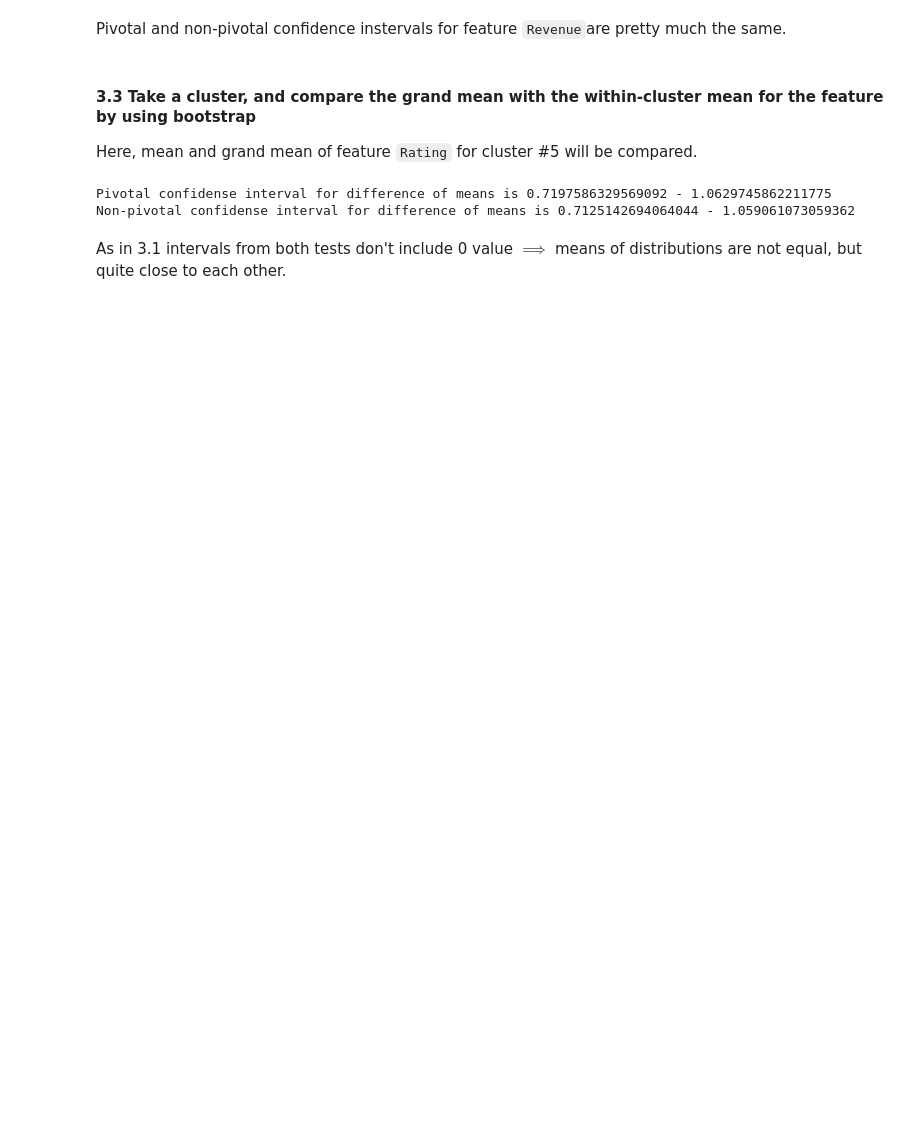
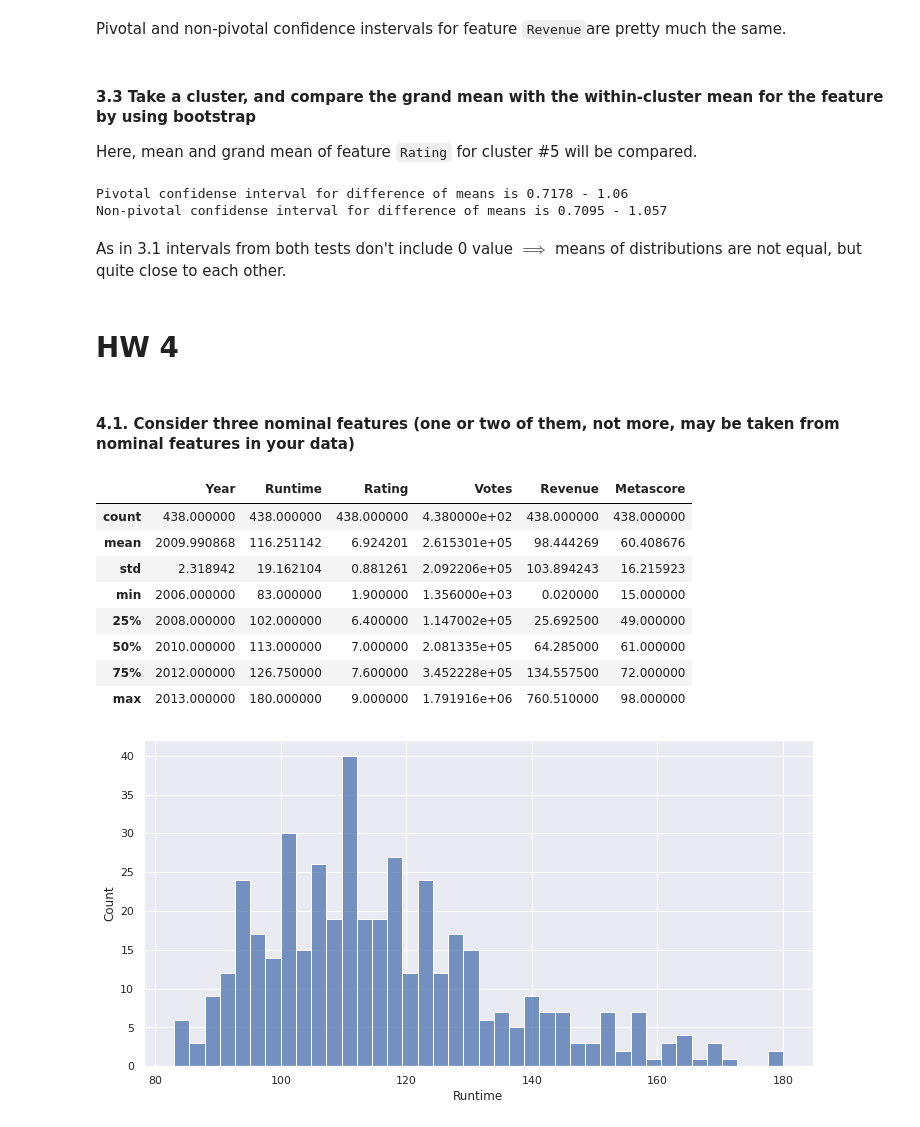
Before and after one commit to constantine7cd/mmda_imdb, a Jupyter notebook: hw.ipynb, the cells around one changed output. Drawn from its saved outputs; the diff is of its cells as text; code cells hidden in the pictures; blank space fills up the shorter version.

```diff
--- a/hw.ipynb
+++ b/hw.ipynb
@@ -281,10 +279,31 @@ difference = rating_cluster_stats['mean_trials'] - rating_global_stats['mean_tri
 piv_conf_int = pivotal_conf_interval(difference)
 non_piv_conf_int = non_pivotal_conf_interval(difference)
 
-print("Pivotal confidense interval for difference of means is {} - {}".format(*piv_conf_int))
-print("Non-pivotal confidense interval for difference of means is {} - {}".format(*non_piv_conf_int))
+print("Pivotal confidense interval for difference of means is {:.4} - {:.4}".format(*piv_conf_int))
+print("Non-pivotal confidense interval for difference of means is {:.4} - {:.4}".format(*non_piv_conf_int))
 # %% [output]
-Pivotal confidense interval for difference of means is 0.7197586329569092 - 1.0629745862211775
-Non-pivotal confidense interval for difference of means is 0.7125142694064044 - 1.059061073059362
+Pivotal confidense interval for difference of means is 0.7178 - 1.06
+Non-pivotal confidense interval for difference of means is 0.7095 - 1.057
 # %% [markdown]
 As in 3.1 intervals from both tests don't include 0 value $\implies$ means of distributions are not equal, but quite close to each other.
+# %% [markdown]
+# HW 4
+# %% [markdown]
+#### 4.1. Consider three nominal features (one or two of them, not more, may be taken from nominal features in your data)
+# %%
+
+# 'Runtime', 'Rating', 'Votes', 'Revenue', 'Metascore'
+
+sns.histplot(imdb_data['Runtime'], bins=40)
+imdb_data.describe()
+# %% [output]
+|  | Year | Runtime | Rating | Votes | Revenue | Metascore |
+| count | 438.000000 | 438.000000 | 438.000000 | 4.380000e+02 | 438.000000 | 438.000000 |
+| mean | 2009.990868 | 116.251142 | 6.924201 | 2.615301e+05 | 98.444269 | 60.408676 |
+| std | 2.318942 | 19.162104 | 0.881261 | 2.092206e+05 | 103.894243 | 16.215923 |
+| min | 2006.000000 | 83.000000 | 1.900000 | 1.356000e+03 | 0.020000 | 15.000000 |
+| 25% | 2008.000000 | 102.000000 | 6.400000 | 1.147002e+05 | 25.692500 | 49.000000 |
+| 50% | 2010.000000 | 113.000000 | 7.000000 | 2.081335e+05 | 64.285000 | 61.000000 |
+| 75% | 2012.000000 | 126.750000 | 7.600000 | 3.452228e+05 | 134.557500 | 72.000000 |
+| max | 2013.000000 | 180.000000 | 9.000000 | 1.791916e+06 | 760.510000 | 98.000000 |
+[figure, added]
```
Also changed, not shown: parts of 13 cells of this notebook, 1 other file.
